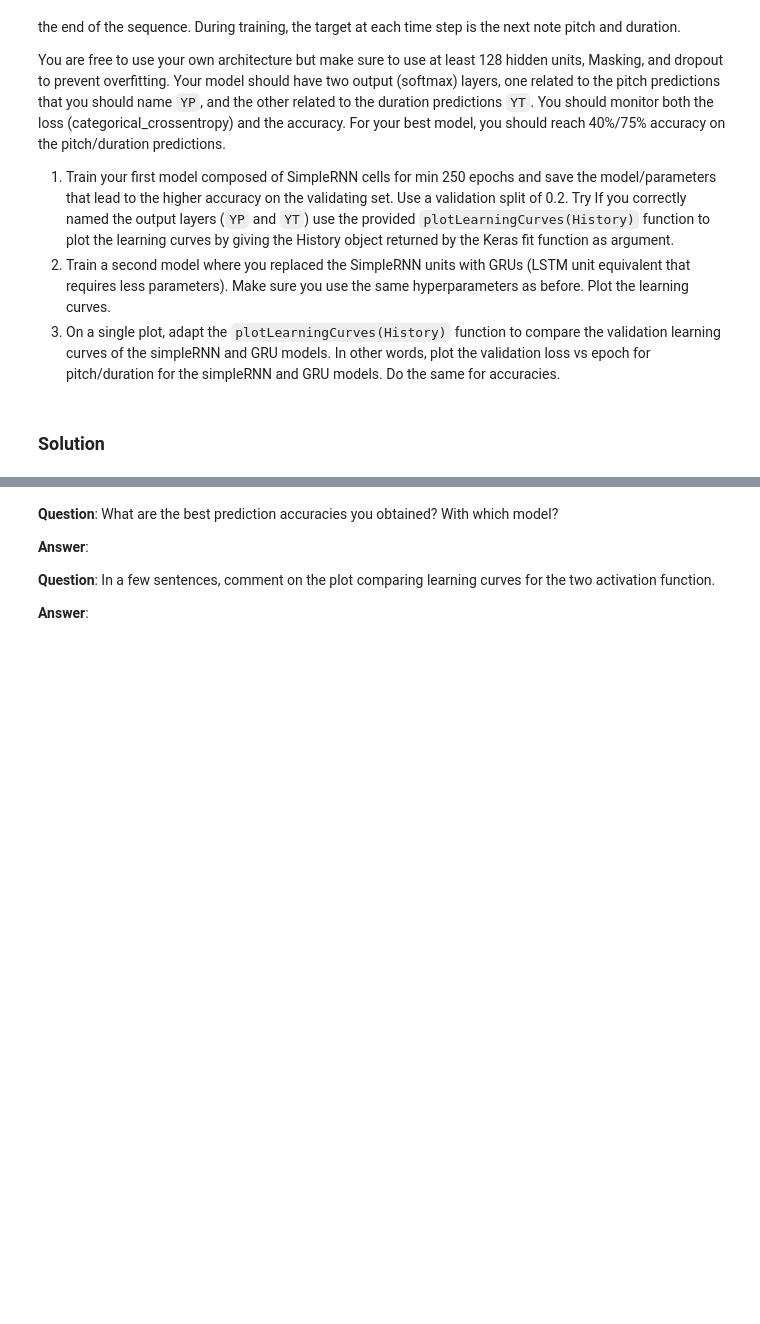
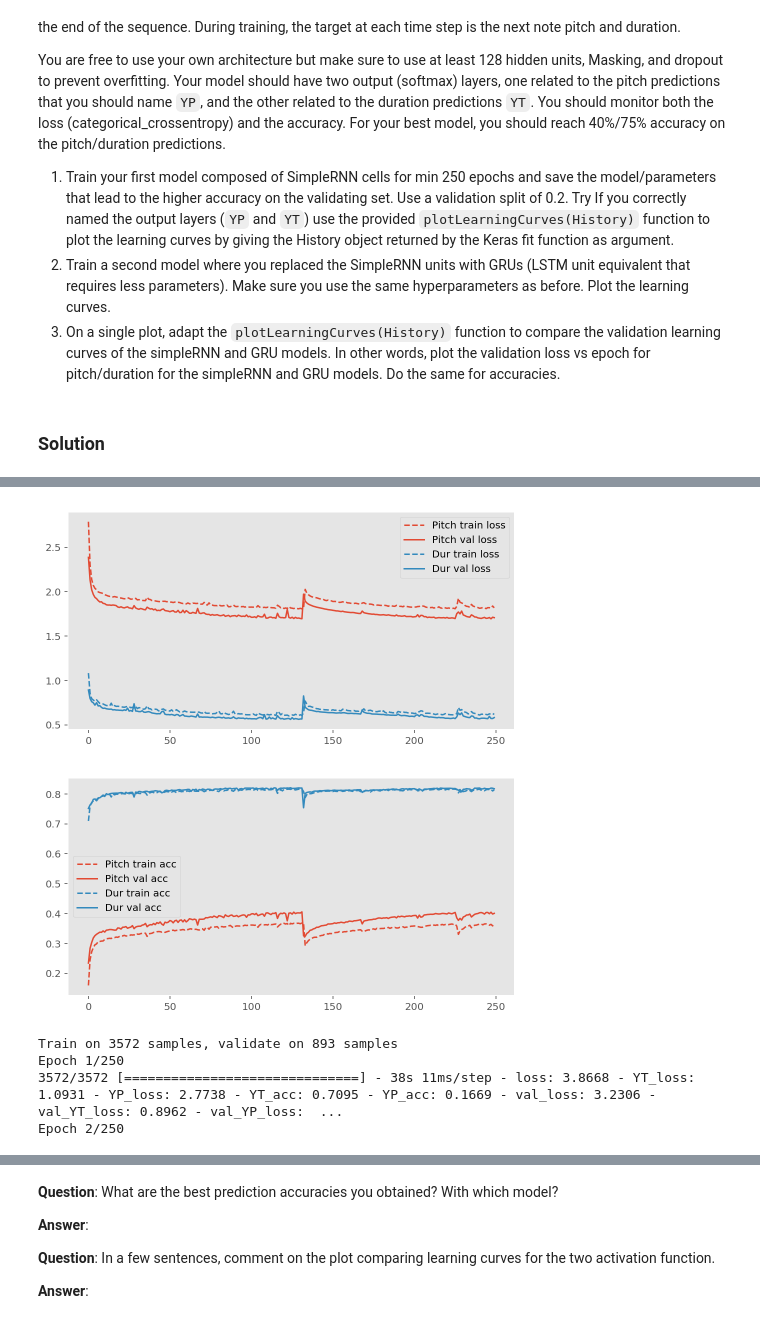
Before and after one commit to adrian-valente/ANN_project1, a Jupyter notebook: miniproject2.ipynb, the cells around one changed output, grey strips where cells are left out. Drawn from its saved outputs; the diff is of its cells as text; code cells hidden in the pictures; blank space fills up the shorter version.

```diff
--- a/miniproject2.ipynb
+++ b/miniproject2.ipynb
@@ -608,3 +608,7 @@ P = np.load('P.npy')
+# %%
+T = np.load('T.npy')
+P = np.load('P.npy')
+decoders = {'P': [67, 72, 79, 76, 77, 74, 71, 65, 64, 60, 62, 69, 70, 78, 81, 84, 83, 86, 88, 90, 57, 55, 59, 66, 68, 75, 58, 63, 82, 73, 89, 93, 95, 91, 85, 53, 52, 48, 50, 80, 61, 56, 54, 46, 51, 43, 45, 87, 47, 49], 'T': [240, 480, 120, 720, 160, 960, 1440, 320, 1200, 80, 60, 800, 360, 230, 470, 1920, 2400]}
 # %% [markdown]
 ## Exercise 5: Building and training a generative model of  note transition with the Keras functional API
 ### Description
@@ -636,13 +640,16 @@ def buildModel(dictionaries, batch_length, dropout=0.2, activation='GRU', Hsize=
     H['1'] = Concatenate(name="MergeX")([M['T'], M['P']])
     if activation == 'GRU':
         #Your hidden layer(s) architecture with GRU
+        H['2'] = GRU(Hsize, dropout=dropout, return_sequences=True, name='MergeOut')(H['1'])
     elif activation == 'LSTM':
         #Your hidden layer(s) architecture with LSTM (For your own curiosity, not required for the project)
+        H['2'] = LSTM(Hsize, dropout=dropout, return_sequences=True, name='MergeOut')(H['1'])
     elif activation == 'RNN':
         #Your hidden layer(s) architecture with SimpleRNN
+        H['2'] = SimpleRNN(Hsize, dropout=dropout, return_sequences=True, name='MergeOut')(H['1'])
 
-    Y['T'] = TimeDistributed(Dense(len(dictionaries['T']), activation='softmax'), name='YT')(#Input(s) to duration output layer)
-    Y['P'] = TimeDistributed(Dense(len(dictionaries['P']), activation='softmax'), name='YP')(#Input(s) to pitch output layer)
+    Y['T'] = TimeDistributed(Dense(len(dictionaries['T']), activation='softmax'), name='YT')(H['2'])
+    Y['P'] = TimeDistributed(Dense(len(dictionaries['P']), activation='softmax'), name='YP')(H['2'])
 
     model = Model(inputs = [X['T'], X['P']], outputs = [Y['T'], Y['P']])
     opt = Adam()
@@ -653,8 +660,5 @@ def buildModel(dictionaries, batch_length, dropout=0.2, activation='GRU', Hsize=
 
 
     return model
-
-RNNmodel = buildModel(dictionaries,
-                      batch_length=,#Put here the number of notes (timesteps) you have in your Zero-padded matrices
-                      activation='RNN')
-RNNmodel.summary()
+# %%
+batch_length = T.shape[1]
@@ -660,0 +667,5 @@ RNNmodel.summary()
+# %%
+RNNmodel = buildModel(decoders, batch_length=batch_length-1, activation='RNN')
+RNNmodel.summary()
+history_RNN = RNNmodel.fit([T[:,:-1,:], P[:,:-1,:]], [T[:,1:,:], P[:,1:,:]], epochs=250,
+                           batch_size=32, validation_split=0.2, verbose=1)
@@ -660,0 +716,47 @@ RNNmodel.summary()
+# %%
+plotLearningCurves(history_RNN)
+# %% [output]
+[figure, added]
+[figure, added]
+# %%
+histories = dict()
+models = dict()
+nepochs = 250
+batch_size = 32
+
+log = open("log.txt", 'w')
+
+def write_perfs(histories, log):
+    log.write('Final performances:\n')
+    log.write('val YP loss: '+str(histories.history['val_YP_loss'][-1])+'\n')
+    log.write('val YT loss: '+str(histories.history['val_YT_loss'][-1])+'\n')
+    log.write('val YP acc: '+str(histories.history['val_YP_acc'][-1])+'\n')
+    log.write('val YT acc: '+str(histories.history['val_YT_acc'][-1])+'\n')
+    log.flush()
+
+for dropout in [0.2]:
+    name = 'RNN-'+str(dropout)
+    log.write("RNN, dropout={} \n".format(dropout))
+    models[name] = buildModel(decoders, batch_length=batch_length-1, dropout=dropout, activation='RNN')
+    histories[name] = models[name].fit([T[:,:-1,:], P[:,:-1,:]], [T[:,1:,:], P[:,1:,:]], epochs=nepochs,
+                                       batch_size=batch_size, validation_split=0.2, verbose=1)
+    write_perfs(histories[name], log)
+    name = 'GRU-'+str(dropout)
+    log.write("GRU, dropout={} \n".format(dropout))
+    models[name] = buildModel(decoders, batch_length=batch_length-1, dropout=dropout, activation='GRU')
+    histories[name] = models[name].fit([T[:,:-1,:], P[:,:-1,:]], [T[:,1:,:], P[:,1:,:]], epochs=nepochs,
+                                       batch_size=batch_size, validation_split=0.2, verbose=1)
+    write_perfs(histories[name], log)
+    name = 'LSTM-'+str(dropout)
+    log.write("LSTM, dropout={} \n".format(dropout))
+    models[name] = buildModel(decoders, batch_length=batch_length-1, dropout=dropout, activation='LSTM')
+    histories[name] = models[name].fit([T[:,:-1,:], P[:,:-1,:]], [T[:,1:,:], P[:,1:,:]], epochs=nepochs,
+                                       batch_size=batch_size, validation_split=0.2, verbose=1)
+    write_perfs(histories[name], log)
+
+log.close()
+# %% [output]
+Train on 3572 samples, validate on 893 samples
+Epoch 1/250
+3572/3572 [==============================] - 38s 11ms/step - loss: 3.8668 - YT_loss: 1.0931 - YP_loss: 2.7738 - YT_acc: 0.7095 - YP_acc: 0.1669 - val_loss: 3.2306 - val_YT_loss: 0.8962 - val_YP_loss:  ...
+Epoch 2/250
```
Also changed, not shown: parts of 24 cells of this notebook.
